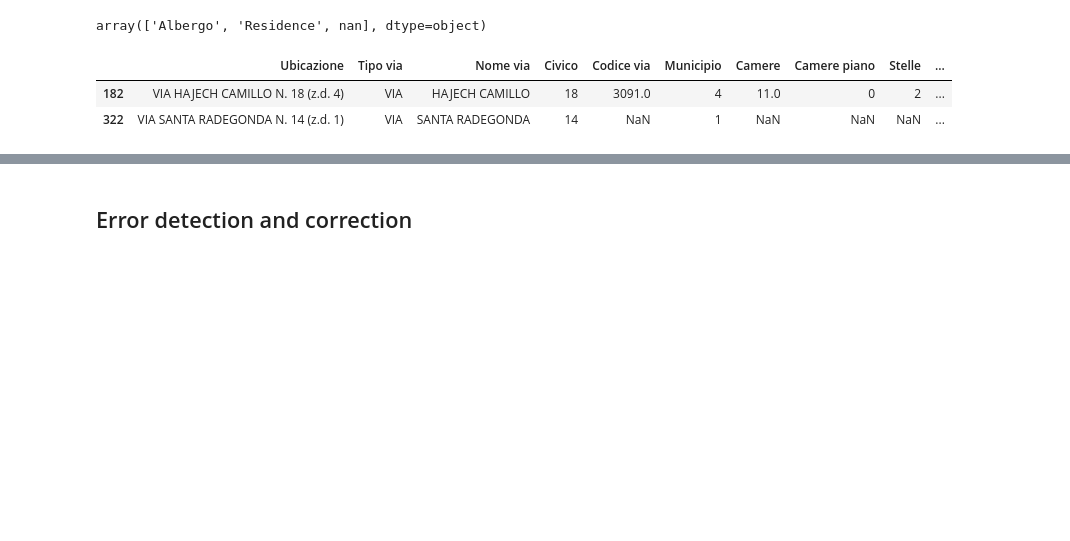
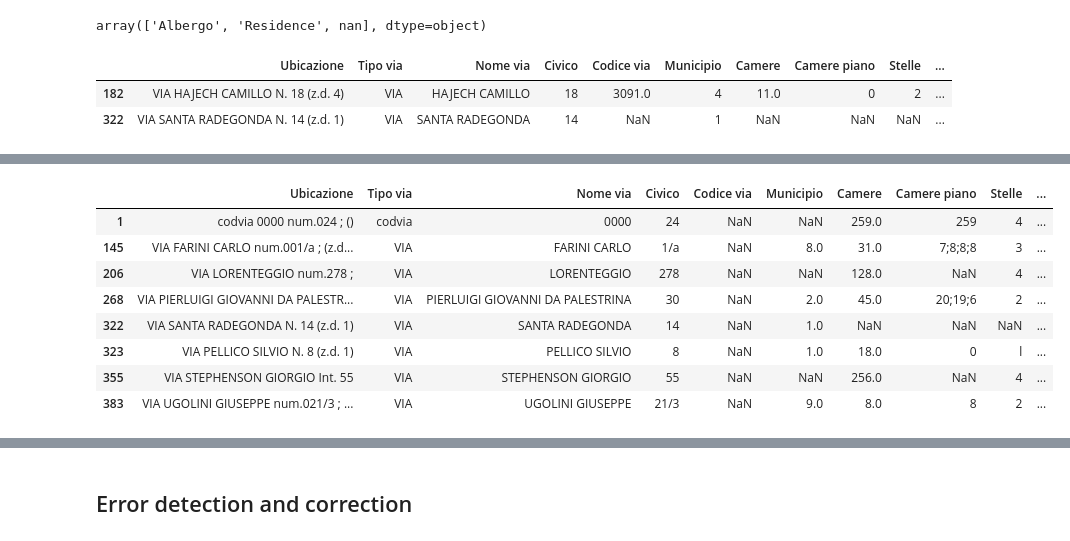
Before and after one commit to silviamacchi/DataQuality_project, a Jupyter notebook: Script_Sveva.ipynb, the cells around one changed output, grey strips where cells are left out. Saved outputs shown, nothing was run; the diff lists cells and outputs as text; code cells hidden in the pictures; blank space fills up the shorter version.

```diff
--- a/Script_Sveva.ipynb
+++ b/Script_Sveva.ipynb
@@ -425,0 +532,12 @@ data[data['Tipo struttura'].isna()]
+# %%
+data[data["Codice via"].isnull()] #The number of null code reduced a lot
+# %% [output]
+|  | Ubicazione | Tipo via | Nome via | Civico | Codice via | Municipio | Camere | Camere piano | Stelle | ... |
+| 1 | codvia 0000 num.024 ; () | codvia | 0000 | 24 | NaN | NaN | 259.0 | 259 | 4 | ... |
+| 145 | VIA FARINI CARLO num.001/a ; (z.d... | VIA | FARINI CARLO | 1/a | NaN | 8.0 | 31.0 | 7;8;8;8 | 3 | ... |
+| 206 | VIA LORENTEGGIO num.278 ; | VIA | LORENTEGGIO | 278 | NaN | NaN | 128.0 | NaN | 4 | ... |
+| 268 | VIA PIERLUIGI GIOVANNI DA PALESTR... | VIA | PIERLUIGI GIOVANNI DA PALESTRINA | 30 | NaN | 2.0 | 45.0 | 20;19;6 | 2 | ... |
+| 322 | VIA SANTA RADEGONDA N. 14 (z.d. 1) | VIA | SANTA RADEGONDA | 14 | NaN | 1.0 | NaN | NaN | NaN | ... |
+| 323 | VIA PELLICO SILVIO N. 8 (z.d. 1) | VIA | PELLICO SILVIO | 8 | NaN | 1.0 | 18.0 | 0 | l | ... |
+| 355 | VIA STEPHENSON GIORGIO Int. 55 | VIA | STEPHENSON GIORGIO | 55 | NaN | NaN | 256.0 | NaN | 4 | ... |
+| 383 | VIA UGOLINI GIUSEPPE num.021/3 ; ... | VIA | UGOLINI GIUSEPPE | 21/3 | NaN | 9.0 | 8.0 | 8 | 2 | ... |
```
Also changed, not shown: parts of 20 cells of this notebook, 1 other file.
